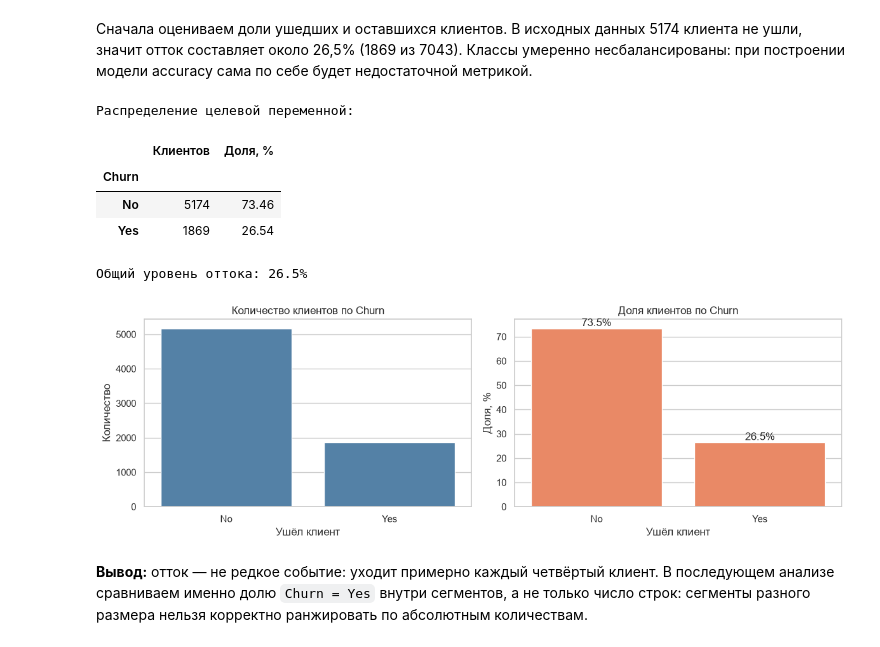
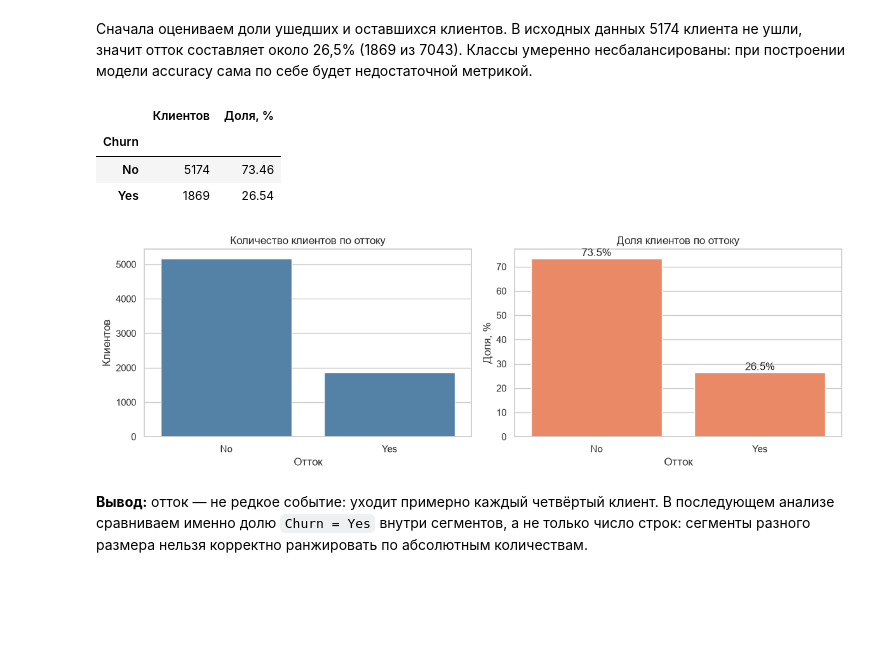
Before and after one commit to EntroKita/case_customer_churn, a Jupyter notebook: pipeline_customer_churn.ipynb, the cells around one changed output. Cells and saved outputs as stored; diff of their text form; code cells hidden in the pictures; blank space fills up the shorter version.

```diff
--- a/pipeline_customer_churn.ipynb
+++ b/pipeline_customer_churn.ipynb
@@ -69,7 +69,7 @@ from kagglehub import KaggleDatasetAdapter
 # %%
 file_name = "WA_Fn-UseC_-Telco-Customer-Churn.csv"
 
-df = kagglehub.dataset_load(
+df_before_substitute = kagglehub.dataset_load(
     KaggleDatasetAdapter.PANDAS,
     "blastchar/telco-customer-churn",
     file_name
@@ -271,38 +322,70 @@ plt.show()
 # %% [markdown]
 Сначала оцениваем доли ушедших и оставшихся клиентов. В исходных данных 5174 клиента не ушли, значит отток составляет около 26,5% (1869 из 7043). Классы умеренно несбалансированы: при построении модели accuracy сама по себе будет недостаточной метрикой.
 # %%
-sns.set_theme(style='whitegrid')
+df_eda = df_before_substitute.copy(deep=True)
 
-# Отдельная копия, чтобы не менять исходный df и его категории.
-df_eda = df.copy()
-df_eda['TotalCharges'] = pd.to_numeric(df_eda['TotalCharges'], errors='coerce')
-df_eda['ChurnFlag'] = df_eda['Churn'].map({'No': 0, 'Yes': 1})
+total_text = df_eda["TotalCharges"].astype("string").str.strip()
+blank_total = total_text.eq("")
+df_eda["TotalCharges"] = pd.to_numeric(
+    total_text.mask(blank_total),
+    errors="coerce"
+)
+df_eda.loc[blank_total & df_eda["tenure"].eq(0), "TotalCharges"] = 0
 
-churn_counts = df_eda['Churn'].value_counts(dropna=False)
-churn_share = df_eda['Churn'].value_counts(normalize=True, dropna=False).mul(100)
-print('Распределение целевой переменной:')
-display(pd.DataFrame({'Клиентов': churn_counts, 'Доля, %': churn_share.round(2)}))
-print(f"Общий уровень оттока: {df_eda['ChurnFlag'].mean():.1%}")
+df_eda["ChurnFlag"] = df_eda["Churn"].map({"No": 0, "Yes": 1})
+if df_eda["ChurnFlag"].isna().any():
+    raise ValueError("В Churn обнаружены неизвестные категории")
+
+churn_counts = df_eda["Churn"].value_counts().reindex(
+    ["No", "Yes"], fill_value=0
+)
+churn_share = (
+    df_eda["Churn"]
+    .value_counts(normalize=True)
+    .reindex(["No", "Yes"], fill_value=0)
+    .mul(100)
+)
+
+display(pd.DataFrame({
+    "Клиентов": churn_counts,
+    "Доля, %": churn_share.round(2)
+}))
 
 fig, axes = plt.subplots(1, 2, figsize=(12, 4))
-sns.countplot(data=df_eda, x='Churn', order=['No', 'Yes'], ax=axes[0], color='steelblue')
-axes[0].set(title='Количество клиентов по Churn', xlabel='Ушёл клиент', ylabel='Количество')
-sns.barplot(x=churn_share.index, y=churn_share.values, order=['No', 'Yes'], ax=axes[1], color='coral')
-axes[1].set(title='Доля клиентов по Churn', xlabel='Ушёл клиент', ylabel='Доля, %')
+
+sns.countplot(
+    data=df_eda, x="Churn", order=["No", "Yes"],
+    ax=axes[0], color="steelblue"
+)
+axes[0].set(
+    title="Количество клиентов по оттоку",
+    xlabel="Отток", ylabel="Клиентов"
+)
+
+sns.barplot(
+    x=churn_share.index, y=churn_share.values,
+    order=["No", "Yes"], ax=axes[1], color="coral"
+)
+axes[1].set(
+    title="Доля клиентов по оттоку",
+    xlabel="Отток", ylabel="Доля, %"
+)
+
 for bar in axes[1].patches:
-    axes[1].annotate(f'{bar.get_height():.1f}%',
-                     (bar.get_x() + bar.get_width()/2, bar.get_height()),
-                     ha='center', va='bottom')
+    axes[1].annotate(
+        f"{bar.get_height():.1f}%",
+        (bar.get_x() + bar.get_width() / 2, bar.get_height()),
+        ha="center", va="bottom"
+    )
+
 plt.tight_layout()
 plt.show()
 # %% [output]
-Распределение целевой переменной:
 |  | Клиентов | Доля, % |
 | Churn |  |  |
 | No | 5174 | 73.46 |
 | Yes | 1869 | 26.54 |
-Общий уровень оттока: 26.5%
-[figure, old version]
+[figure, new version]
 # %% [markdown]
 **Вывод:** отток — не редкое событие: уходит примерно каждый четвёртый клиент. В последующем анализе сравниваем именно долю `Churn = Yes` внутри сегментов, а не только число строк: сегменты разного размера нельзя корректно ранжировать по абсолютным количествам.
 # %% [markdown]
```
Also changed, not shown: parts of 40 cells of this notebook.
